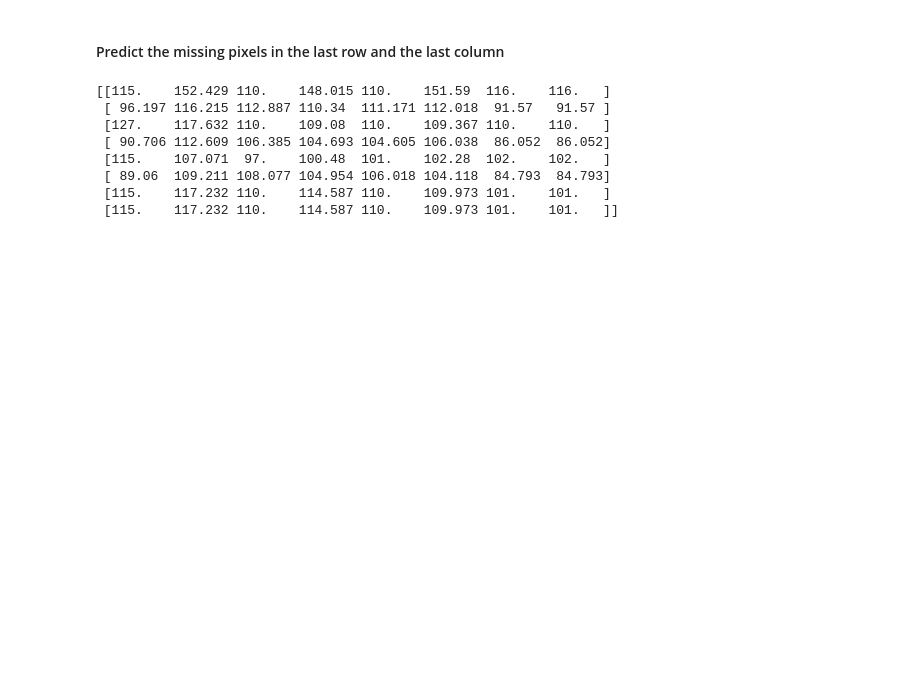
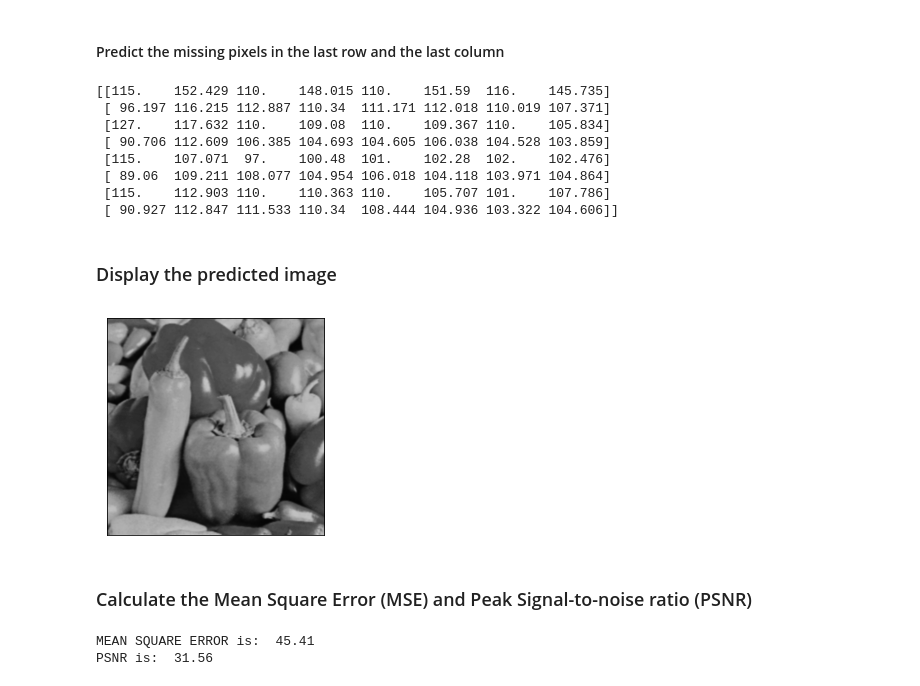
Before and after one commit to sahilbansal17/CSL333-Assignments, a Jupyter notebook: A1-Image-Predict/image_predict.ipynb, the cells around one changed output. Saved outputs shown, nothing was run; the diff lists cells and outputs as text; code cells hidden in the pictures; blank space fills up the shorter version.

Commit message:
Done MSE and PSNR calculations

```diff
--- a/A1-Image-Predict/image_predict.ipynb
+++ b/A1-Image-Predict/image_predict.ipynb
@@ -208,20 +208,14 @@ def predict_pixel_str(i, j):
     pixel = np.matmul(neighbours, para_str)
     return pixel
 
-for i in range(2, 6, 2):
-    for j in range(1, 6, 2):
+for i in range(2, 510, 2):
+    for j in range(1, 510, 2):
         img_predict[i, j] = predict_pixel_str(i, j)
 
-for i in range(1, 6, 2):
-    for j in range(2, 5, 2):
+for i in range(1, 510, 2):
+    for j in range(2, 509, 2):
         img_predict[i, j] = predict_pixel_str(i, j)
 
-cnt = 0
-for i in range(0, 512):
-    for j in range(0, 512):
-        if(img_predict[i, j] == 0):
-            cnt += 1;
-# print(cnt)
 print(img_predict[:8, :8])
 # %% [output]
 [[115.      0.    110.      0.    110.      0.    116.      0.   ]
@@ -238,12 +232,12 @@ print(img_predict[:8, :8])
 # Since we only know the 3 straight neighbours, we can predict them, by multiplying the pixel obtained by 4/3, so that
 # the effect of the one missing feature can be compensated
 
-i = 6
-for j in range(1, 6, 2):
+i = 510
+for j in range(1, 510, 2):
     img_predict[i, j] = 4/3 * predict_pixel_str(i, j)
 
-j = 6
-for i in range(1, 6, 2):
+j = 510
+for i in range(1, 510, 2):
     img_predict[i, j] = 4/3 * predict_pixel_str(i, j)
 
 print(img_predict[:8, :8])
@@ -262,11 +256,11 @@ print(img_predict[:8, :8])
 #### Predict the missing pixels in the first row and first column (those with 3 neighbours)
 # %%
 i = 0
-for j in range(1, 6, 2):
+for j in range(1, 510, 2):
     img_predict[i, j] = 4/3 * predict_pixel_str(i, j)
 
 j = 0
-for i in range(1, 6, 2):
+for i in range(1, 510, 2):
     img_predict[i ,j] = 4/3 * predict_pixel_str(i, j)
 
 print(img_predict[:8, :8])
@@ -285,15 +279,48 @@ print(img_predict[:8, :8])
 #### Predict the missing pixels in the last row and the last column
 # %%
 # in first try, just copy the entire second last rows and columns directly
-img_predict[7, :] = img_predict[6, :]
-img_predict[:, 7] = img_predict[:, 6]
+img_predict[511, :] = img_predict[510, :]
+img_predict[:, 511] = img_predict[:, 510]
 print(img_predict[:8, :8])
+
+# cnt = 0
+# for i in range(0, 512):
+#     for j in range(0, 512):
+#         if(img_predict[i, j] == 0):
+#             cnt += 1;
+#             print("i, j:", i, j)
+# print(cnt)
+
+# np.set_printoptions(threshold = np.nan)
+# print(img_predict)
 # %% [output]
-[[115.    152.429 110.    148.015 110.    151.59  116.    116.   ]
- [ 96.197 116.215 112.887 110.34  111.171 112.018  91.57   91.57 ]
- [127.    117.632 110.    109.08  110.    109.367 110.    110.   ]
- [ 90.706 112.609 106.385 104.693 104.605 106.038  86.052  86.052]
- [115.    107.071  97.    100.48  101.    102.28  102.    102.   ]
- [ 89.06  109.211 108.077 104.954 106.018 104.118  84.793  84.793]
- [115.    117.232 110.    114.587 110.    109.973 101.    101.   ]
- [115.    117.232 110.    114.587 110.    109.973 101.    101.   ]]
+[[115.    152.429 110.    148.015 110.    151.59  116.    145.735]
+ [ 96.197 116.215 112.887 110.34  111.171 112.018 110.019 107.371]
+ [127.    117.632 110.    109.08  110.    109.367 110.    105.834]
+ [ 90.706 112.609 106.385 104.693 104.605 106.038 104.528 103.859]
+ [115.    107.071  97.    100.48  101.    102.28  102.    102.476]
+ [ 89.06  109.211 108.077 104.954 106.018 104.118 103.971 104.864]
+ [115.    112.903 110.    110.363 110.    105.707 101.    107.786]
+ [ 90.927 112.847 111.533 110.34  108.444 104.936 103.322 104.606]]
+# %% [markdown]
+### Display the predicted image
+# %%
+plt.imshow(img_predict, cmap = 'gray', interpolation = 'bicubic')
+plt.xticks([]), plt.yticks([])  # to hide tick values on X and Y axis
+plt.show()
+# %% [output]
+[figure, added]
+# %% [markdown]
+### Calculate the Mean Square Error (MSE) and Peak Signal-to-noise ratio (PSNR)
+# %%
+# Mean square error is defined as the mean of squares of the difference between original and predicted pixels
+import math
+mse = np.square(np.subtract(img, img_predict)).mean()
+print("MEAN SQUARE ERROR is: ", round(mse, 2))
+
+# PSNR is given as 20 * log(255) - 10 * log(MSE)
+psnr = 20.0 * math.log10(255) - 10.0 * math.log10(mse)
+print("PSNR is: ", round(psnr, 2))
+# %% [output]
+MEAN SQUARE ERROR is:  45.41
+PSNR is:  31.56
```
Also changed, not shown: parts of 5 cells of this notebook.
